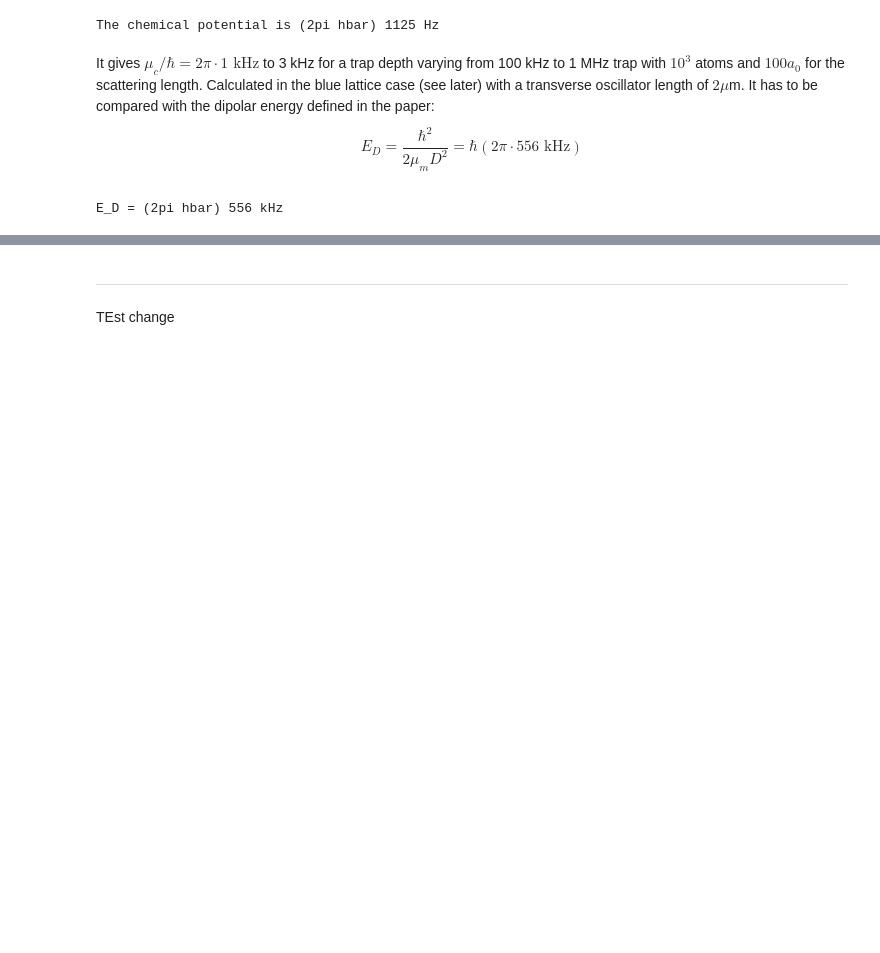
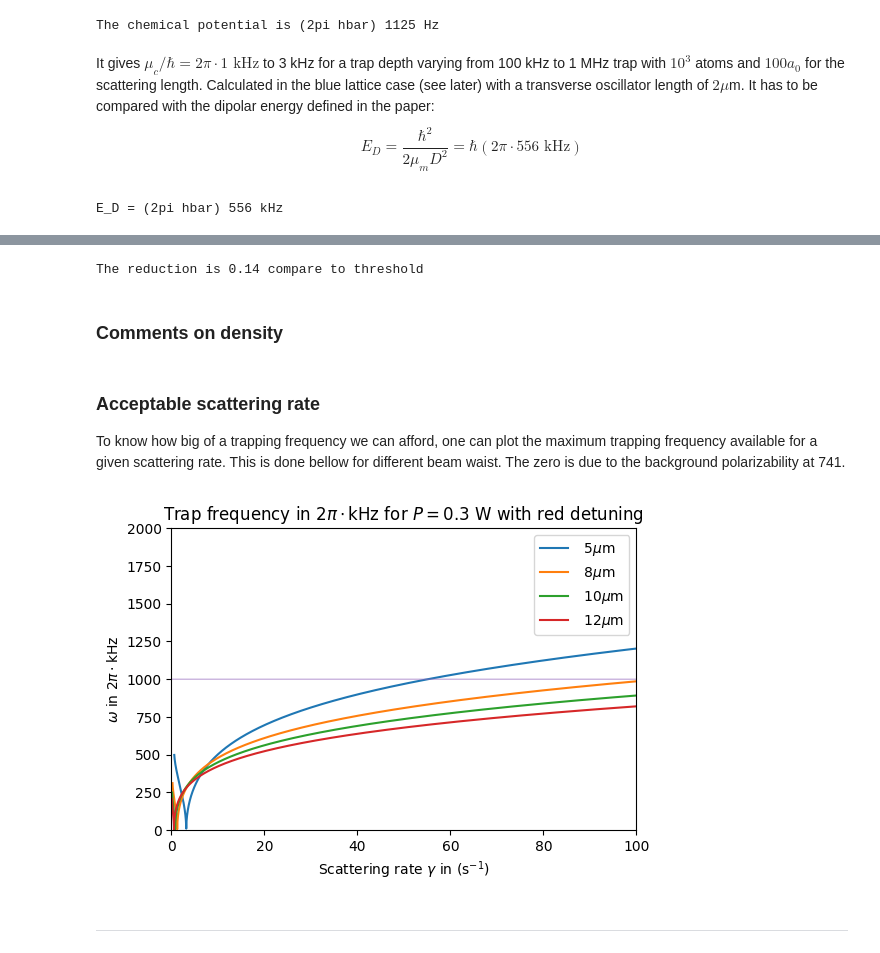
Before and after one commit to barralp/dypole-lattice, a Jupyter notebook: Dypole-notebook.ipynb, the cells around one changed output, grey strips where cells are left out. Cells and saved outputs as stored; diff of their text form; code cells hidden in the pictures; blank space fills up the shorter version.

```diff
--- a/Dypole-notebook.ipynb
+++ b/Dypole-notebook.ipynb
@@ -388,4 +336,43 @@ which goes from 1:5 for a $4\mu$m beam waist to 1:10 for a $15\mu$m beam waist.
+# %%
+mu_c = 2*np.pi*hbar*1.0*10**3 # chemical potential
+y = np.log10(mu_c/E_D)
+a = -5.17436 + 0.143167*y + 0.0093433*y**2
+b = 5.16437 + 1.61799*y + 0.135513*y**2
+def ln_P_T(omega): #omega doesn't include the 2pi. mu_c = 2pi 2 kHz
+    Dbar = D/np.sqrt(hbar/(m/2*omega))
+    return a*(Dbar**(2/5))+b*(Dbar**(-1/10))
+
+omega = 2*np.pi*1.0*10**6    # trap frequency
+print("The reduction is " + str(round(np.exp(ln_P_T(omega)-ln_P_T(omegaThreshold)),2)) + " compare to threshold")
+# %% [output]
+The reduction is 0.14 compare to threshold
+# %% [markdown]
+### Comments on density
+# %% [markdown]
+### Acceptable scattering rate
+
+To know how big of a trapping frequency we can afford, one can plot the maximum trapping frequency available for a given scattering rate. This is done bellow for different beam waist. The zero is due to the background polarizability at 741.
+# %%
+w_0_list = np.array([5, 8, 10, 12])*10**(-6)   # This is the list of the different beam waists we want to try
+P = 0.3   # laser power
+Detuning = np.linspace(300,0.01,10000)*2*np.pi*10**9    # + for blue detuning
+
+
+plt.figure()
+for w_0 in w_0_list:
+    Omega = trapFrequency(P, w_0, Detuning)
+    Gamma = gamma_blue(P, w_0) + gamma_red(P, w_0, Detuning)
+    Omega_norm = Omega/(2*np.pi*10**3)
+    plt.plot(Gamma, Omega_norm, label = r' '+ str(int(w_0*10**6)) + '$\mu$m' )
+plt.plot(Gamma, Gamma*0 + 1000, lw = 0.5)
+plt.xlim((0,100))
+plt.ylim((0,2000))
+plt.title(r'Trap frequency in $2\pi\cdot$kHz for $P = $'+ str(P)+' W with red detuning')
+plt.xlabel(r'Scattering rate $\gamma$ in (s$^{-1}$)')
+plt.ylabel(r'$\omega$ in $2\pi\cdot$kHz')
+plt.legend()
+plt.show()
+# %% [output]
+[figure, added]
 # %% [markdown]
 ------------------------------------------------------------------------------------------------------------------
-# %% [markdown]
-TEst change
```
Also changed, not shown: parts of 4 cells of this notebook.
